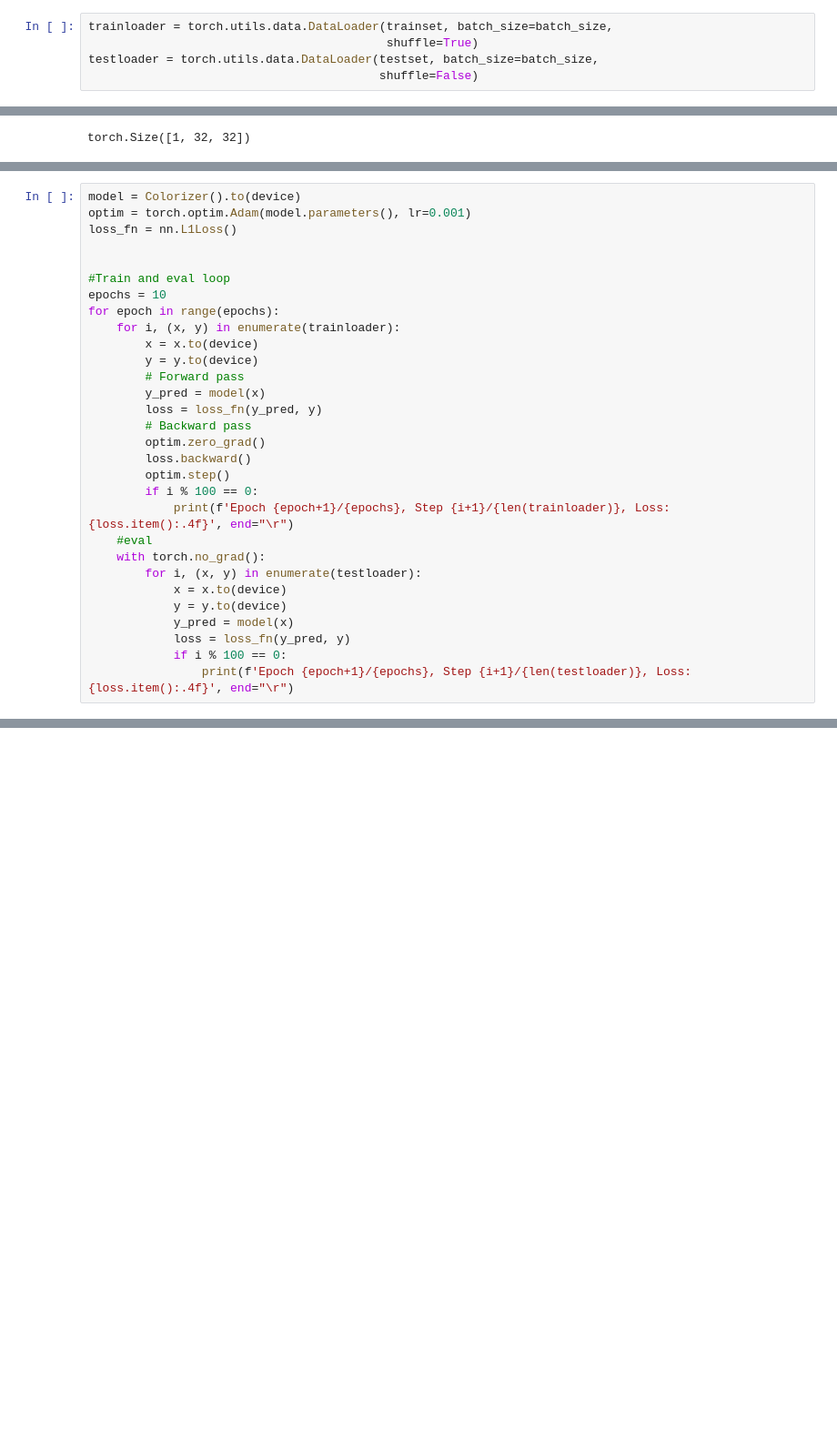
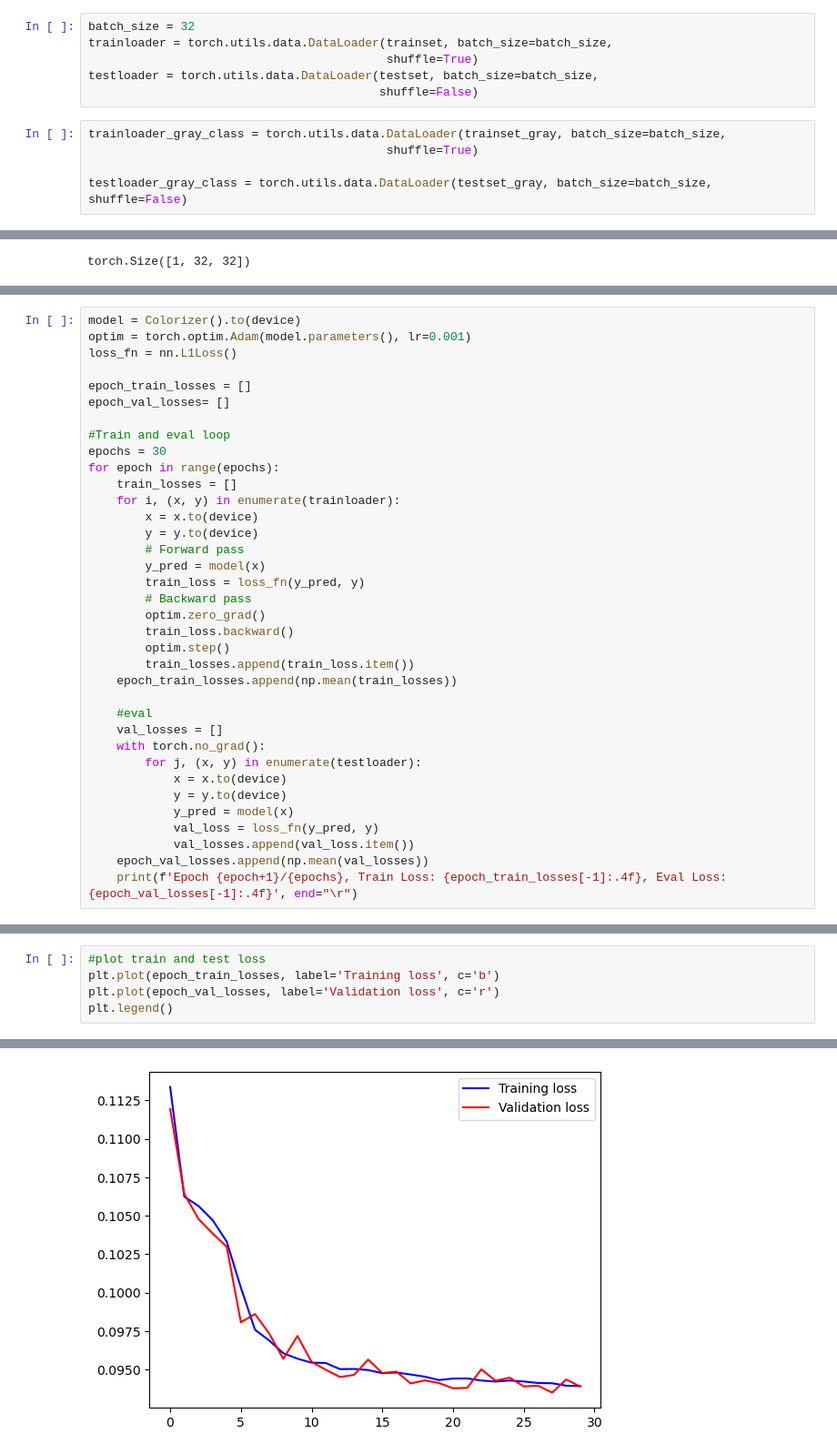
Before and after one commit to marcjulianschwarz/malerei, a Jupyter notebook: notebooks/00 Initial Experiments.ipynb, the cells around one changed output, grey strips where cells are left out. Shown at 91% size. Saved outputs shown, nothing was run; the diff lists cells and outputs as text; blank space fills up the shorter version.

```diff
--- a/notebooks/00 Initial Experiments.ipynb
+++ b/notebooks/00 Initial Experiments.ipynb
@@ -63,10 +66,16 @@ trainset[0][0].shape, trainset[0][1].shape
 # %% [output]
 (torch.Size([1, 32, 32]), torch.Size([3, 32, 32]))
 # %%
+batch_size = 32
 trainloader = torch.utils.data.DataLoader(trainset, batch_size=batch_size,
                                           shuffle=True)
 testloader = torch.utils.data.DataLoader(testset, batch_size=batch_size,
                                          shuffle=False)
+# %%
+trainloader_gray_class = torch.utils.data.DataLoader(trainset_gray, batch_size=batch_size,
+                                          shuffle=True)
+
+testloader_gray_class = torch.utils.data.DataLoader(testset_gray, batch_size=batch_size, shuffle=False)
 # %%
 gray_img_batch, color_img_batch = next(iter(trainloader))
 gray_img_batch.shape
@@ -104,29 +211,35 @@ model = Colorizer().to(device)
 optim = torch.optim.Adam(model.parameters(), lr=0.001)
 loss_fn = nn.L1Loss()
 
+epoch_train_losses = []
+epoch_val_losses= []
 
 #Train and eval loop
-epochs = 10
+epochs = 30
 for epoch in range(epochs):
+    train_losses = []
     for i, (x, y) in enumerate(trainloader):
         x = x.to(device)
         y = y.to(device)
         # Forward pass
         y_pred = model(x)
-        loss = loss_fn(y_pred, y)
+        train_loss = loss_fn(y_pred, y)
         # Backward pass
         optim.zero_grad()
-        loss.backward()
+        train_loss.backward()
         optim.step()
-        if i % 100 == 0:
-            print(f'Epoch {epoch+1}/{epochs}, Step {i+1}/{len(trainloader)}, Loss: {loss.item():.4f}', end="\r")
+        train_losses.append(train_loss.item())
+    epoch_train_losses.append(np.mean(train_losses))
+
     #eval
+    val_losses = []
     with torch.no_grad():
-        for i, (x, y) in enumerate(testloader):
+        for j, (x, y) in enumerate(testloader):
             x = x.to(device)
             y = y.to(device)
             y_pred = model(x)
-            loss = loss_fn(y_pred, y)
-            if i % 100 == 0:
-                print(f'Epoch {epoch+1}/{epochs}, Step {i+1}/{len(testloader)}, Loss: {loss.item():.4f}', end="\r")
+            val_loss = loss_fn(y_pred, y)
+            val_losses.append(val_loss.item())
+    epoch_val_losses.append(np.mean(val_losses))
+    print(f'Epoch {epoch+1}/{epochs}, Train Loss: {epoch_train_losses[-1]:.4f}, Eval Loss: {epoch_val_losses[-1]:.4f}', end="\r")
 # %% [output]
@@ -134,0 +247,6 @@ KeyboardInterrupt:
+# %%
+#plot train and test loss
+plt.plot(epoch_train_losses, label='Training loss', c='b')
+plt.plot(epoch_val_losses, label='Validation loss', c='r')
+plt.legend()
+# %% [output]
@@ -134,0 +254 @@ KeyboardInterrupt:
+[figure, added]
```
Also changed, not shown: parts of 10 cells of this notebook, 1 other file.
